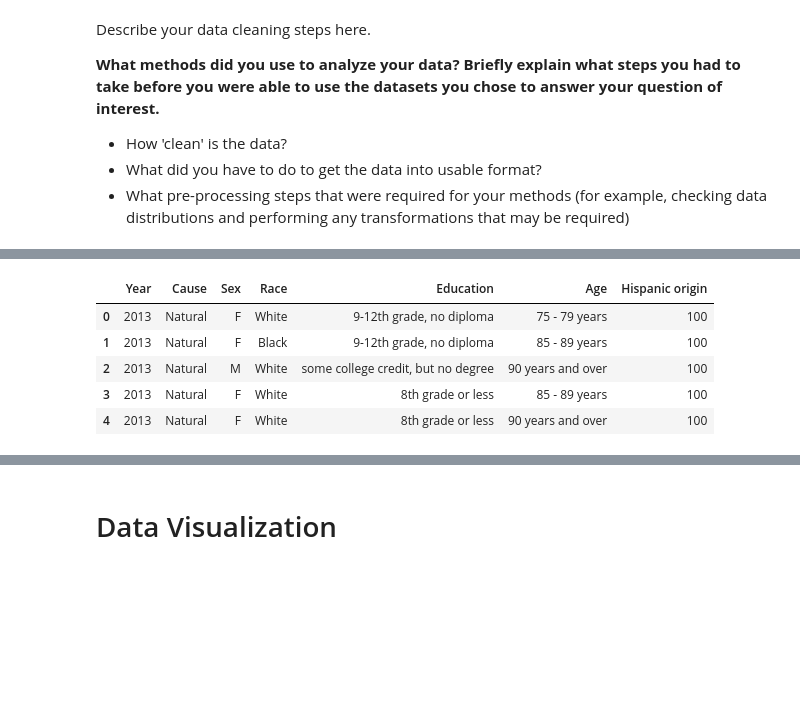
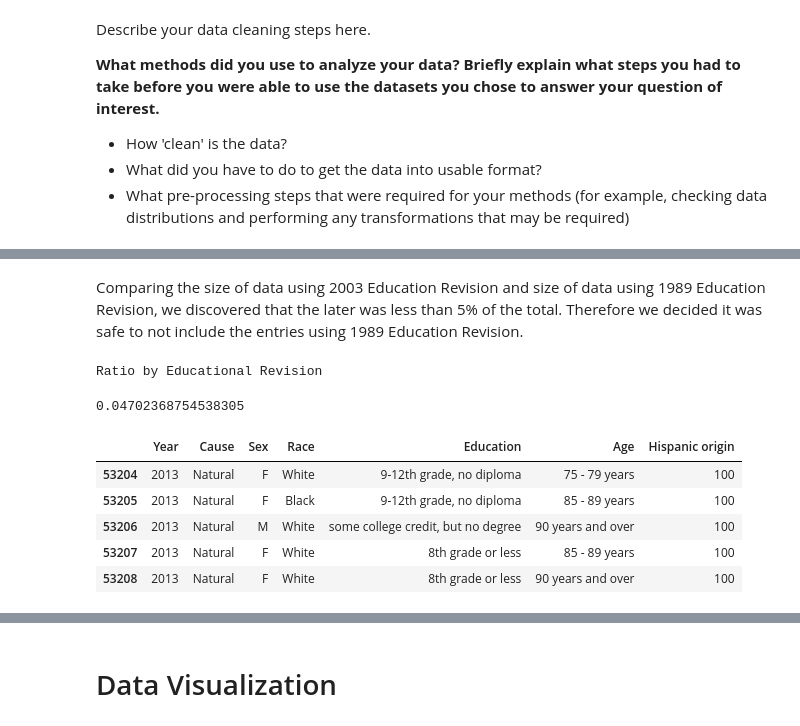
Before and after one commit to WeilunY/COGS108_Project, a Jupyter notebook: FinalProject.ipynb, the cells around one changed output, grey strips where cells are left out. Drawn from its saved outputs; the diff is of its cells as text; code cells hidden in the pictures; blank space fills up the shorter version.

```diff
--- a/FinalProject.ipynb
+++ b/FinalProject.ipynb
@@ -319 +364,9 @@ def get_cdf(start, end):
+# %% [markdown]
+Comparing the size of data using 2003 Education Revision and size of data using 1989 Education Revision,  we discovered that the later was less than 5% of the total. Therefore we decided it was safe to not include the entries using 1989 Education Revision.
+# %%
+print('Ratio by Educational Revision')
+display(cdf_1989.shape[0]/(cdf_1989.shape[0] + cdf_2003.shape[0]))
+# %% [output]
+Ratio by Educational Revision
+0.04702368754538305
 # %%
@@ -384,2 +437,17 @@ race_dict = { '01':'White',
+# %%
+# Mapped Code to actual meanings
+cdf_2003['Cause'] = cdf_2003['Cause'].map(cause_dict)
+cdf_2003['Education'] = cdf_2003['Education'].map(edu_dict)
+cdf_2003['Age'] = cdf_2003['Age'].map(age_dict)
+cdf_2003['Race'] = cdf_2003['Race'].map(race_dict)
+
+display(cdf_2003.head(n=5))
+# %% [output]
+|  | Year | Cause | Sex | Race | Education | Age | Hispanic origin |
+| 53204 | 2013 | Natural | F | White | 9-12th grade, no diploma | 75 - 79 years | 100 |
+| 53205 | 2013 | Natural | F | Black | 9-12th grade, no diploma | 85 - 89 years | 100 |
+| 53206 | 2013 | Natural | M | White | some college credit, but no degree | 90 years and over | 100 |
+| 53207 | 2013 | Natural | F | White | 8th grade or less | 85 - 89 years | 100 |
+| 53208 | 2013 | Natural | F | White | 8th grade or less | 90 years and over | 100 |
 # %%
 ## Write processed data to file
@@ -387,11 +458,0 @@ race_dict = { '01':'White',
-# %%
-# USE THIS
-cdf = pd.read_csv('MORT_13_17.csv', dtype=object)
-cdf.head()
-# %% [output]
-|  | Year | Cause | Sex | Race | Education | Age | Hispanic origin |
-| 0 | 2013 | Natural | F | White | 9-12th grade, no diploma | 75 - 79 years | 100 |
-| 1 | 2013 | Natural | F | Black | 9-12th grade, no diploma | 85 - 89 years | 100 |
-| 2 | 2013 | Natural | M | White | some college credit, but no degree | 90 years and over | 100 |
-| 3 | 2013 | Natural | F | White | 8th grade or less | 85 - 89 years | 100 |
-| 4 | 2013 | Natural | F | White | 8th grade or less | 90 years and over | 100 |
```
Also changed, not shown: parts of 29 cells of this notebook.
